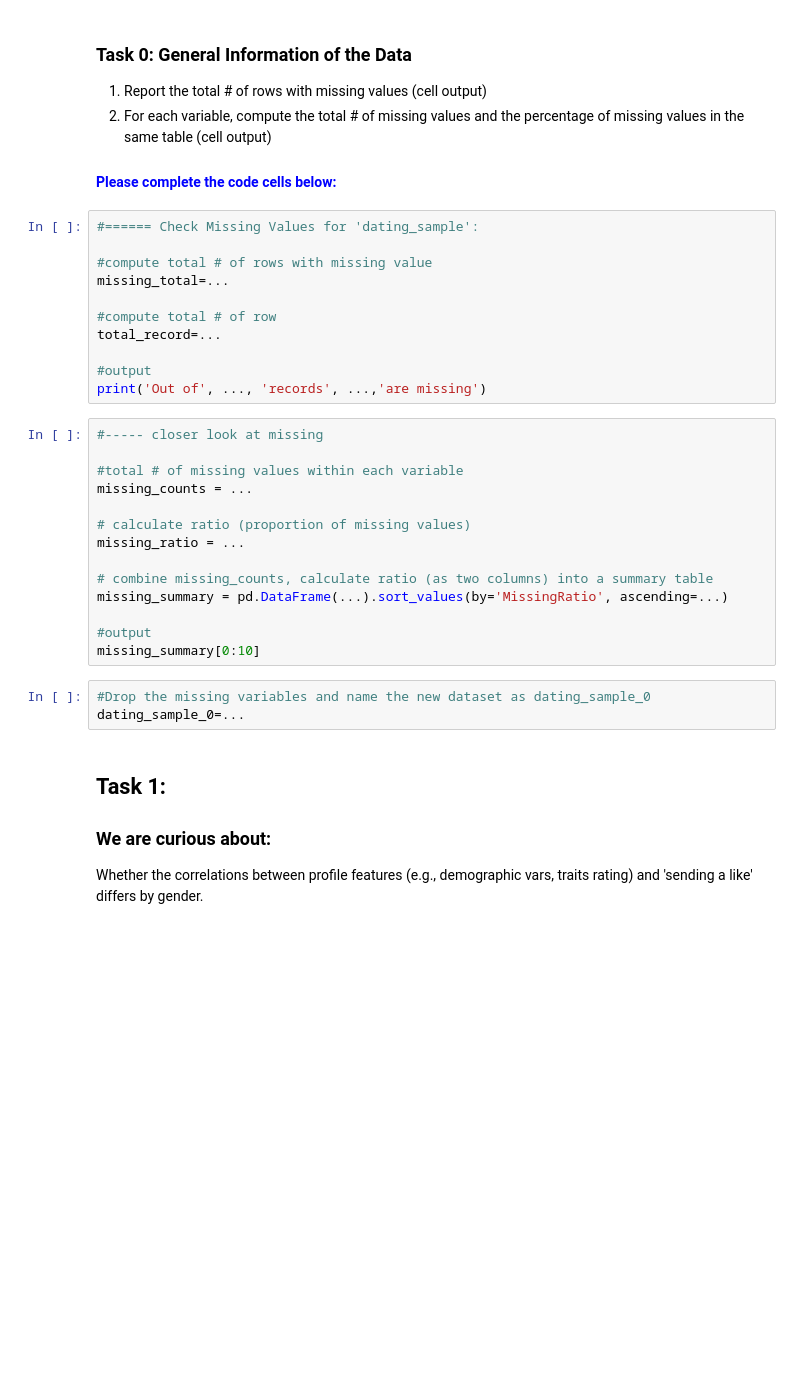
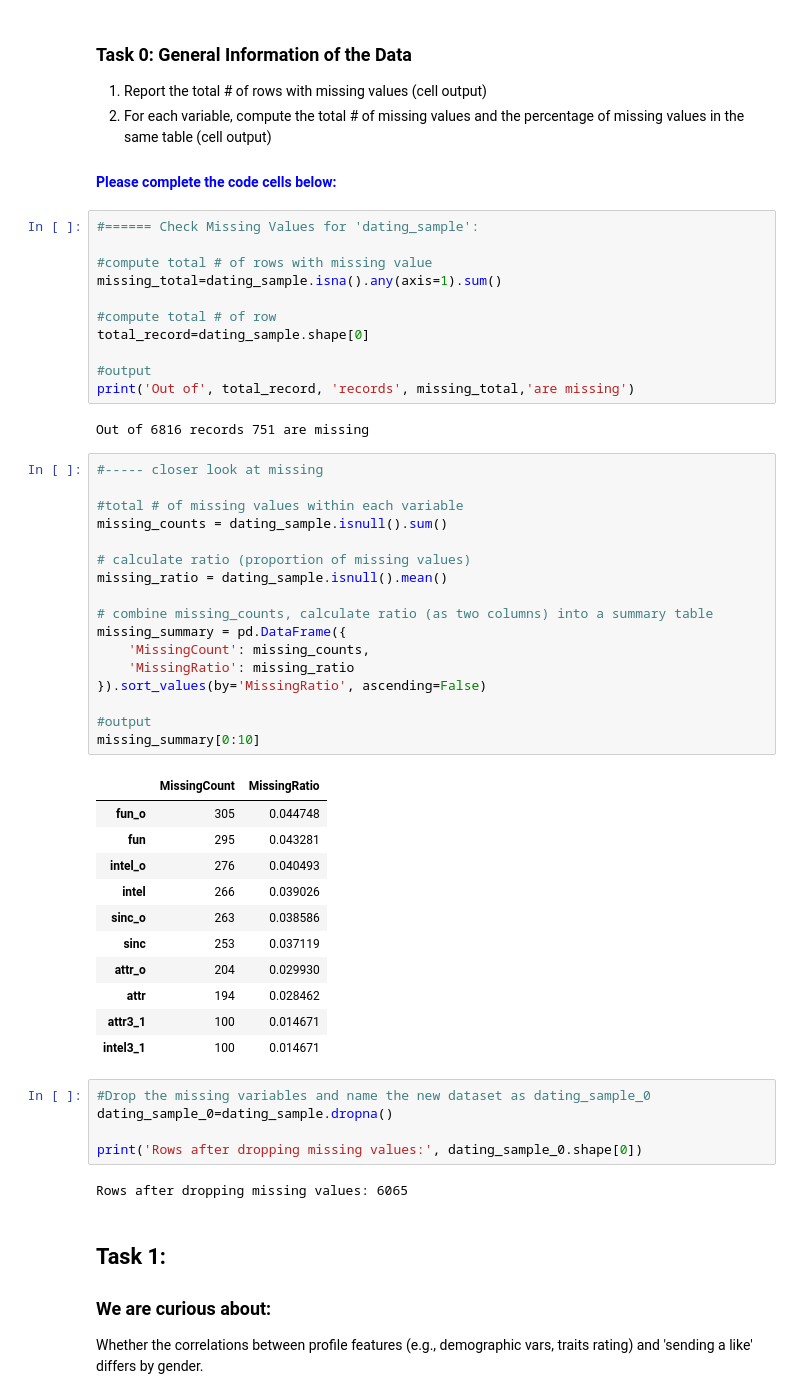
Before and after one commit to xiaogouyy/Movie_box_office_Prediction, a Jupyter notebook: Asignment_2_upload/Assignment 2_Questions.ipynb, the cells around one changed output. Cells and saved outputs as stored; diff of their text form; blank space fills up the shorter version.

```diff
--- a/Asignment_2_upload/Assignment 2_Questions.ipynb
+++ b/Asignment_2_upload/Assignment 2_Questions.ipynb
@@ -67,30 +67,51 @@ dating_sample=dating[pre_cols]
 #====== Check Missing Values for 'dating_sample':
 
 #compute total # of rows with missing value
-missing_total=...
+missing_total=dating_sample.isna().any(axis=1).sum()
 
 #compute total # of row
-total_record=...
+total_record=dating_sample.shape[0]
 
 #output
-print('Out of', ..., 'records', ...,'are missing')
+print('Out of', total_record, 'records', missing_total,'are missing')
+# %% [output]
+Out of 6816 records 751 are missing
 # %%
 #----- closer look at missing
 
 #total # of missing values within each variable
-missing_counts = ...
+missing_counts = dating_sample.isnull().sum()
 
 # calculate ratio (proportion of missing values)
-missing_ratio = ...
+missing_ratio = dating_sample.isnull().mean()
 
 # combine missing_counts, calculate ratio (as two columns) into a summary table
-missing_summary = pd.DataFrame(...).sort_values(by='MissingRatio', ascending=...)
+missing_summary = pd.DataFrame({
+    'MissingCount': missing_counts,
+    'MissingRatio': missing_ratio
+}).sort_values(by='MissingRatio', ascending=False)
 
 #output
 missing_summary[0:10]
+# %% [output]
+|  | MissingCount | MissingRatio |
+| fun_o | 305 | 0.044748 |
+| fun | 295 | 0.043281 |
+| intel_o | 276 | 0.040493 |
+| intel | 266 | 0.039026 |
+| sinc_o | 263 | 0.038586 |
+| sinc | 253 | 0.037119 |
+| attr_o | 204 | 0.029930 |
+| attr | 194 | 0.028462 |
+| attr3_1 | 100 | 0.014671 |
+| intel3_1 | 100 | 0.014671 |
 # %%
 #Drop the missing variables and name the new dataset as dating_sample_0
-dating_sample_0=...
+dating_sample_0=dating_sample.dropna()
+
+print('Rows after dropping missing values:', dating_sample_0.shape[0])
+# %% [output]
+Rows after dropping missing values: 6065
 # %% [markdown]
 ##  Task 1:
 
```
Also changed, not shown: parts of 15 cells of this notebook.
